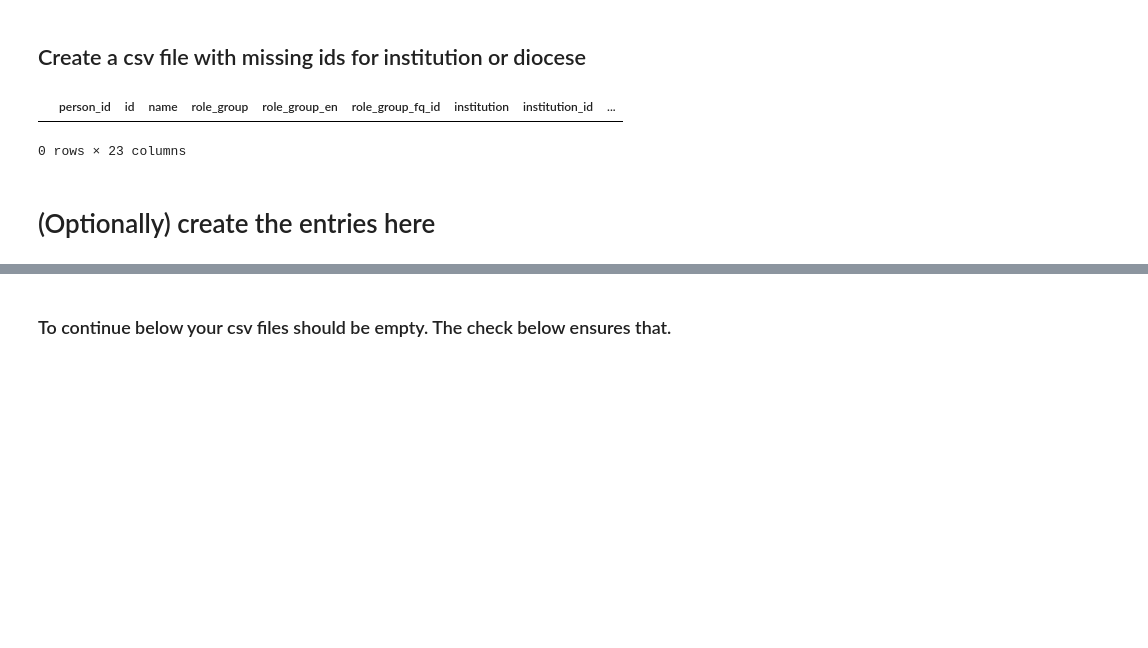
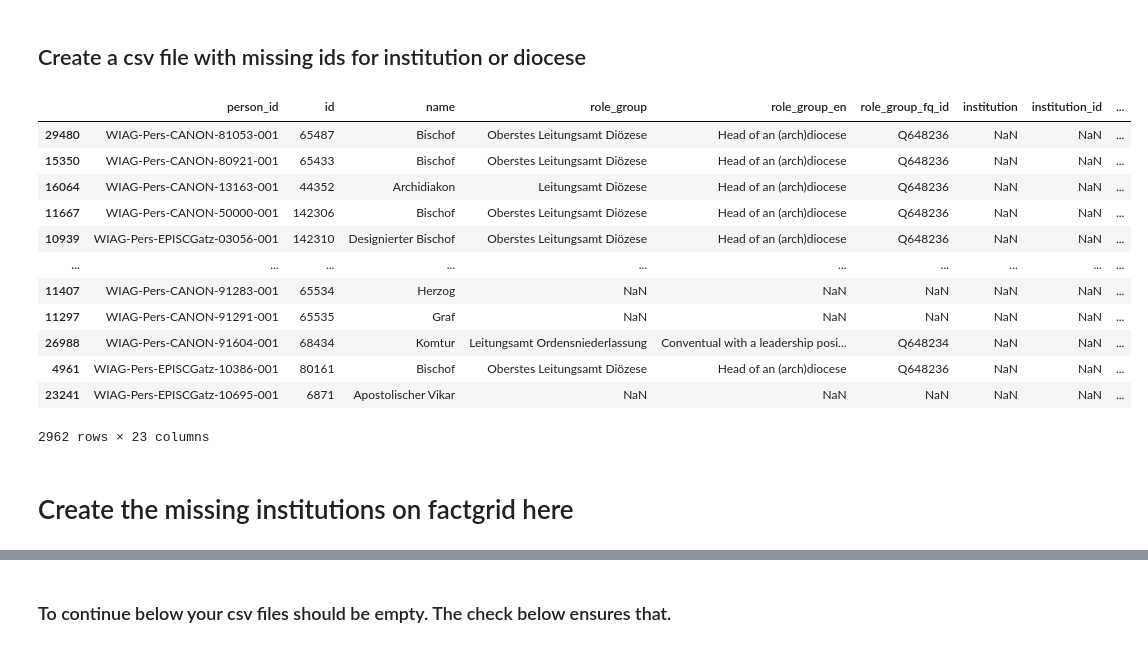
Before and after one commit to WIAG-ADW-GOE/WIAGweb2, a Jupyter notebook: notebooks/wiag_to_factgrid.ipynb, the cells around one changed output, grey strips where cells are left out. Saved outputs shown, nothing was run; the diff lists cells and outputs as text; code cells hidden in the pictures; blank space fills up the shorter version.

Commit message:
fix pr_recon, add institution generation template to wiag_to_factgrid

```diff
--- a/notebooks/wiag_to_factgrid.ipynb
+++ b/notebooks/wiag_to_factgrid.ipynb
@@ -43,7 +43,7 @@ len(wiag_roles_df)
 ### Download data from wiag
 https://wiag-vokabulare.uni-goettingen.de/query/can
 # %%
-input_file = f"WIAG-Domherren-DB-Ämter_2024-05-14_Bamberg.csv"
+input_file = f"WIAG-Domherren-DB-Ämter_2024-05-22.csv"
 input_path_file = os.path.join(input_path, input_file)
 role_all_df = pd.read_csv(input_path_file, sep=';')
 len(role_all_df)
@@ -209,0 +214,3 @@ assert duplicate_fg_entries.empty, f"There are possible duplicates on factgrid\n
+# %%
+assert duplicate_fg_entries.empty, f"There are possible duplicates on factgrid\n.{duplicate_fg_entries}"
+factgrid_institution_df = factgrid_institution_df[~factgrid_institution_df['fg_gsn_id'].isin(duplicate_fg_entries['fg_gsn_id'].to_list())]
@@ -363,17 +379,28 @@ missing_institution_diocese_on_factgrid_df = dioc_joined_df[dioc_joined_df['fg_d
 ## Create a csv file with missing ids for institution or diocese
 # %%
 # null_entries = missing_institution_diocese_on_factgrid_df[missing_institution_diocese_on_factgrid_df['institution_id'].isnull()][missing_institution_diocese_on_factgrid_df['diocese_id'].isnull()]
-null_entries = missing_institution_diocese_on_factgrid_df[missing_institution_diocese_on_factgrid_df['name'] != 'Kardinal'].sort_values('person_id')
+null_entries = missing_institution_diocese_on_factgrid_df[missing_institution_diocese_on_factgrid_df['role_group'] != 'Kardinal'].sort_values('person_id')
 null_entries = null_entries[null_entries['role_group'] != 'Kurienamt']
 null_entries = null_entries[null_entries['role_group'] != 'Papst']
 null_entries = null_entries.sort_values(['diocese', 'institution'])
 
-# 4312 to 7979 should be removed
-null_entries = null_entries[null_entries.person_id.str.contains('[0-7][0-9]{4}-[0-9]{3}$', regex=True)]
-null_entries.to_csv(f'missing_amter-{today_string}_Bamberg.csv', sep=';')
+# remove pr entries. why? TODO: ask barbara for confirmation
+# null_entries = null_entries[null_entries.person_id.str.contains('[0-7][0-9]{4}-[0-9]{3}$', regex=True)]
+null_entries[null_entries.columns[:-7]].to_csv(f'missing_amter-{today_string}.csv', sep=';')
 null_entries
 # %% [output]
 |  | person_id | id | name | role_group | role_group_en | role_group_fq_id | institution | institution_id | ... |
+| 29480 | WIAG-Pers-CANON-81053-001 | 65487 | Bischof | Oberstes Leitungsamt Diözese | Head of an (arch)diocese | Q648236 | NaN | NaN | ... |
+| 15350 | WIAG-Pers-CANON-80921-001 | 65433 | Bischof | Oberstes Leitungsamt Diözese | Head of an (arch)diocese | Q648236 | NaN | NaN | ... |
+| 16064 | WIAG-Pers-CANON-13163-001 | 44352 | Archidiakon | Leitungsamt Diözese | Head of an (arch)diocese | Q648236 | NaN | NaN | ... |
+| 11667 | WIAG-Pers-CANON-50000-001 | 142306 | Bischof | Oberstes Leitungsamt Diözese | Head of an (arch)diocese | Q648236 | NaN | NaN | ... |
+| 10939 | WIAG-Pers-EPISCGatz-03056-001 | 142310 | Designierter Bischof | Oberstes Leitungsamt Diözese | Head of an (arch)diocese | Q648236 | NaN | NaN | ... |
+| ... | ... | ... | ... | ... | ... | ... | ... | ... | ... |
+| 11407 | WIAG-Pers-CANON-91283-001 | 65534 | Herzog | NaN | NaN | NaN | NaN | NaN | ... |
+| 11297 | WIAG-Pers-CANON-91291-001 | 65535 | Graf | NaN | NaN | NaN | NaN | NaN | ... |
+| 26988 | WIAG-Pers-CANON-91604-001 | 68434 | Komtur | Leitungsamt Ordensniederlassung | Conventual with a leadership posi... | Q648234 | NaN | NaN | ... |
+| 4961 | WIAG-Pers-EPISCGatz-10386-001 | 80161 | Bischof | Oberstes Leitungsamt Diözese | Head of an (arch)diocese | Q648236 | NaN | NaN | ... |
+| 23241 | WIAG-Pers-EPISCGatz-10695-001 | 6871 | Apostolischer Vikar | NaN | NaN | NaN | NaN | NaN | ... |
-0 rows × 23 columns
+2962 rows × 23 columns
 # %% [markdown]
-# (Optionally) create the entries here
+# Create the missing institutions on factgrid here
```
Also changed, not shown: parts of 22 cells of this notebook, 1 other file.
